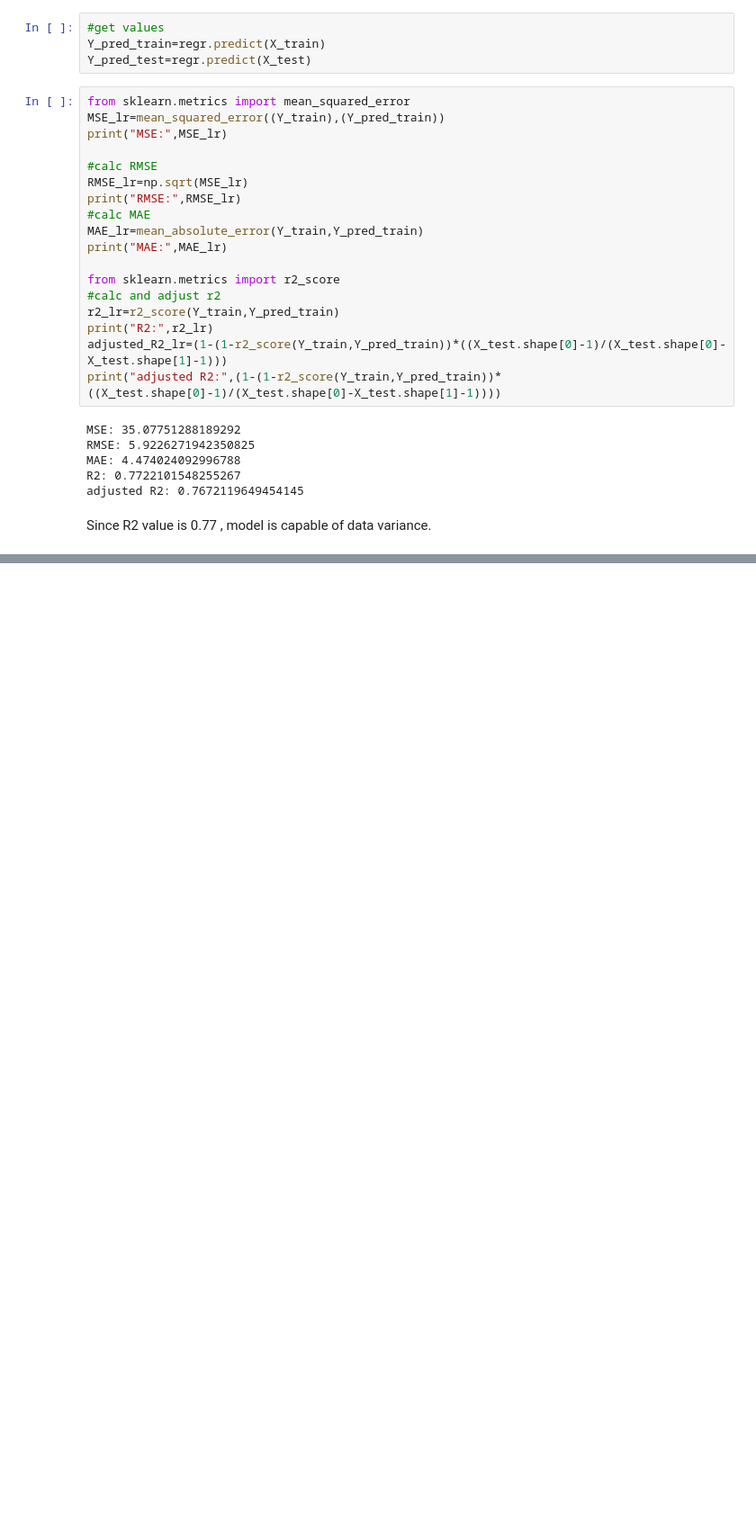
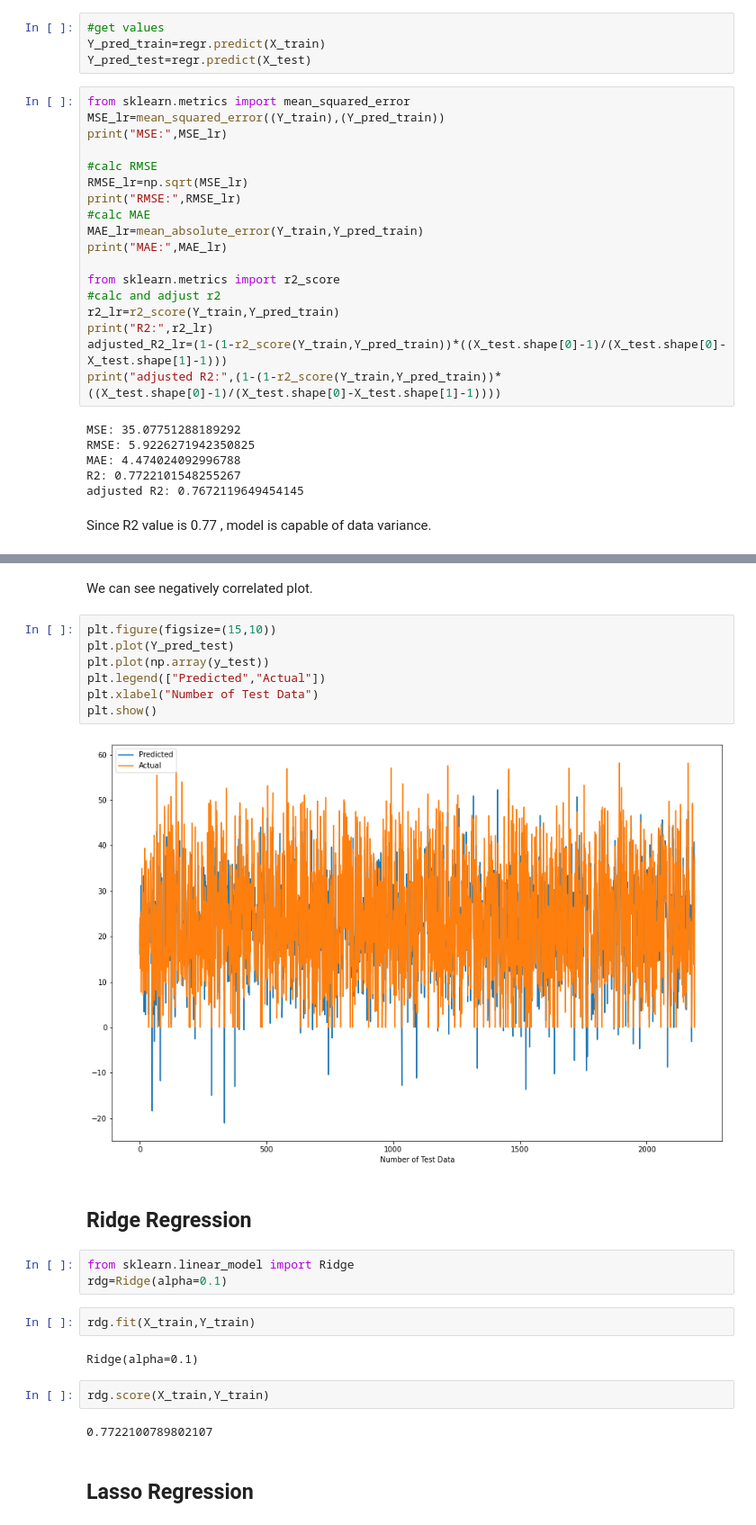
Before and after one commit to Meghanah97/Individual_project_bike_sharing_demand_prediction, a Jupyter notebook: Bike_Sharing_Demand_Prediction_Capstone_Project.ipynb, the cells around one changed output, grey strips where cells are left out. Shown at 90% size. Saved outputs shown, nothing was run; the diff lists cells and outputs as text; blank space fills up the shorter version.

```diff
--- a/Bike_Sharing_Demand_Prediction_Capstone_Project.ipynb
+++ b/Bike_Sharing_Demand_Prediction_Capstone_Project.ipynb
@@ -906,0 +955,26 @@ Since R2 value is 0.77 , model is capable of data variance.
+# %% [markdown]
+We can see negatively correlated plot.
+# %%
+plt.figure(figsize=(15,10))
+plt.plot(Y_pred_test)
+plt.plot(np.array(y_test))
+plt.legend(["Predicted","Actual"])
+plt.xlabel("Number of Test Data")
+plt.show()
+# %% [output]
+[figure, added]
+# %% [markdown]
+## **Ridge Regression**
+# %%
+from sklearn.linear_model import Ridge
+rdg=Ridge(alpha=0.1)
+# %%
+rdg.fit(X_train,Y_train)
+# %% [output]
+Ridge(alpha=0.1)
+# %%
+rdg.score(X_train,Y_train)
+# %% [output]
+0.7722100789802107
+# %% [markdown]
+## **Lasso Regression**
```
Also changed, not shown: parts of 18 cells of this notebook.
